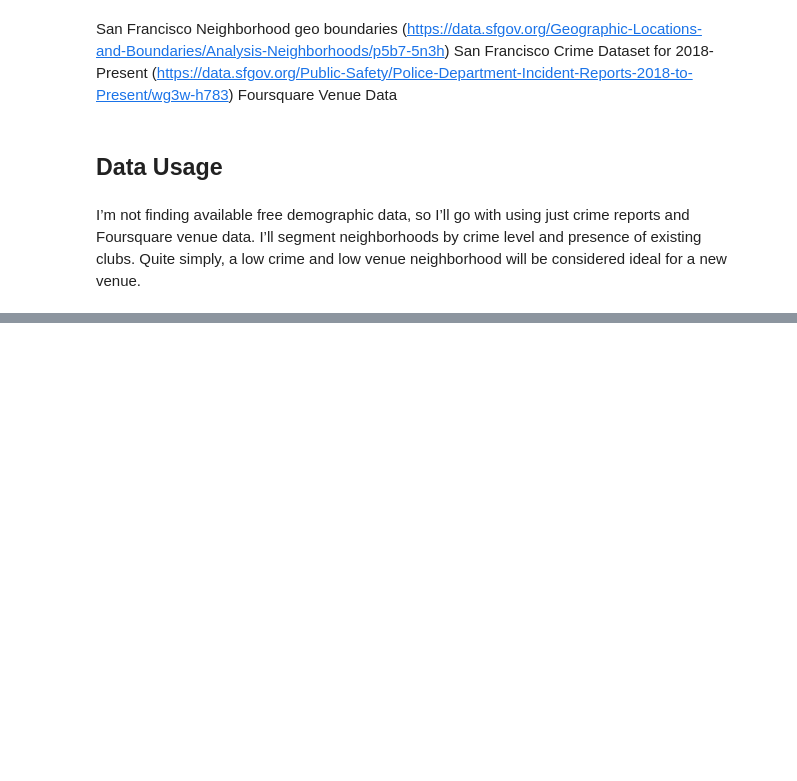
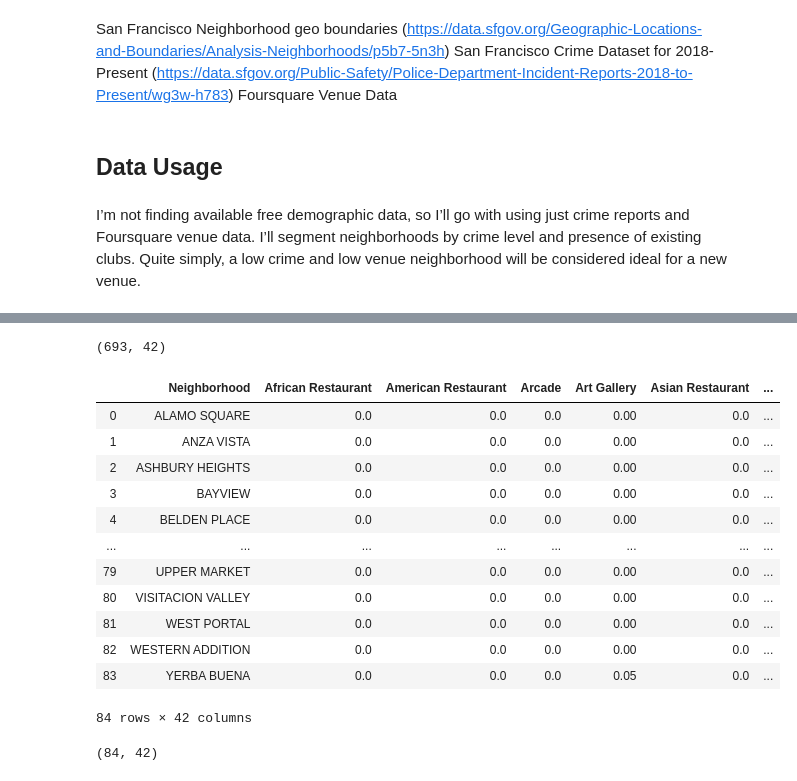
Before and after one commit to pixiewoods/Coursera_Capstone, a Jupyter notebook: Music Club Project.ipynb, the cells around one changed output, grey strips where cells are left out. Saved outputs shown, nothing was run; the diff lists cells and outputs as text; code cells hidden in the pictures; blank space fills up the shorter version.

```diff
--- a/Music Club Project.ipynb
+++ b/Music Club Project.ipynb
@@ -62,0 +445,15 @@ df_data_1.head()
+# %%
+# Analyze Each Neighborhood
+# one hot encoding
+sanfran_onehot = pd.get_dummies(sanfran_venues[['VenueCategory']], prefix="", prefix_sep="")
+# sanfran_onehot.head()
+
+# add neighborhood column back to dataframe
+sanfran_onehot['Neighborhood'] = sanfran_venues['Neighborhood']
+# sanfran_onehot.head()
+
+# move neighborhood column to the first column
+fixed_columns = [sanfran_onehot.columns[-1]] + list(sanfran_onehot.columns[:-1])
+sanfran_onehot = sanfran_onehot[fixed_columns]
+
+sanfran_onehot.head()
@@ -62,0 +468,28 @@ df_data_1.head()
+# %%
+# What is the dataframe size?
+sanfran_onehot.shape
+# %% [output]
+(693, 42)
+# %%
+# Group rows by Neighborhood and taking the mean of the frequency of occurrence for each category
+sanfran_grouped = sanfran_onehot.groupby('Neighborhood').mean().reset_index()
+sanfran_grouped
+# %% [output]
+|  | Neighborhood | African Restaurant | American Restaurant | Arcade | Art Gallery | Asian Restaurant | ... |
+| 0 | ALAMO SQUARE | 0.0 | 0.0 | 0.0 | 0.00 | 0.0 | ... |
+| 1 | ANZA VISTA | 0.0 | 0.0 | 0.0 | 0.00 | 0.0 | ... |
+| 2 | ASHBURY HEIGHTS | 0.0 | 0.0 | 0.0 | 0.00 | 0.0 | ... |
+| 3 | BAYVIEW | 0.0 | 0.0 | 0.0 | 0.00 | 0.0 | ... |
+| 4 | BELDEN PLACE | 0.0 | 0.0 | 0.0 | 0.00 | 0.0 | ... |
+| ... | ... | ... | ... | ... | ... | ... | ... |
+| 79 | UPPER MARKET | 0.0 | 0.0 | 0.0 | 0.00 | 0.0 | ... |
+| 80 | VISITACION VALLEY | 0.0 | 0.0 | 0.0 | 0.00 | 0.0 | ... |
+| 81 | WEST PORTAL | 0.0 | 0.0 | 0.0 | 0.00 | 0.0 | ... |
+| 82 | WESTERN ADDITION | 0.0 | 0.0 | 0.0 | 0.00 | 0.0 | ... |
+| 83 | YERBA BUENA | 0.0 | 0.0 | 0.0 | 0.05 | 0.0 | ... |
+84 rows × 42 columns
+# %%
+# Confirm new size
+sanfran_grouped.shape
+# %% [output]
+(84, 42)
```
Also changed, not shown: parts of 26 cells of this notebook.
